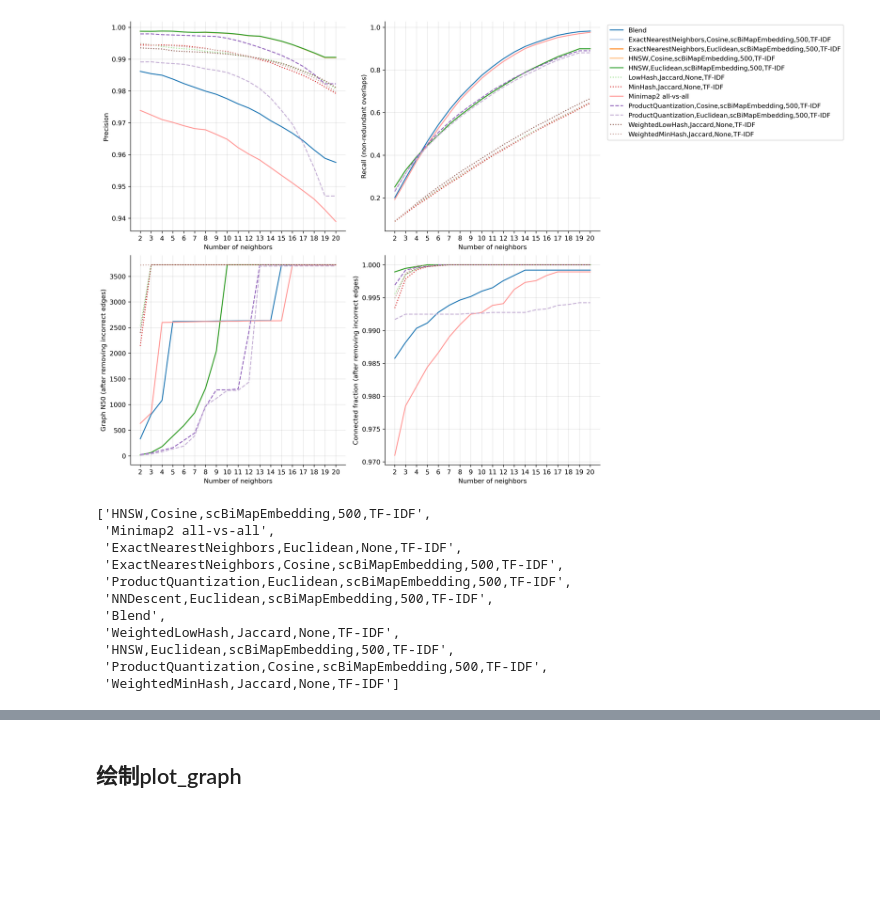
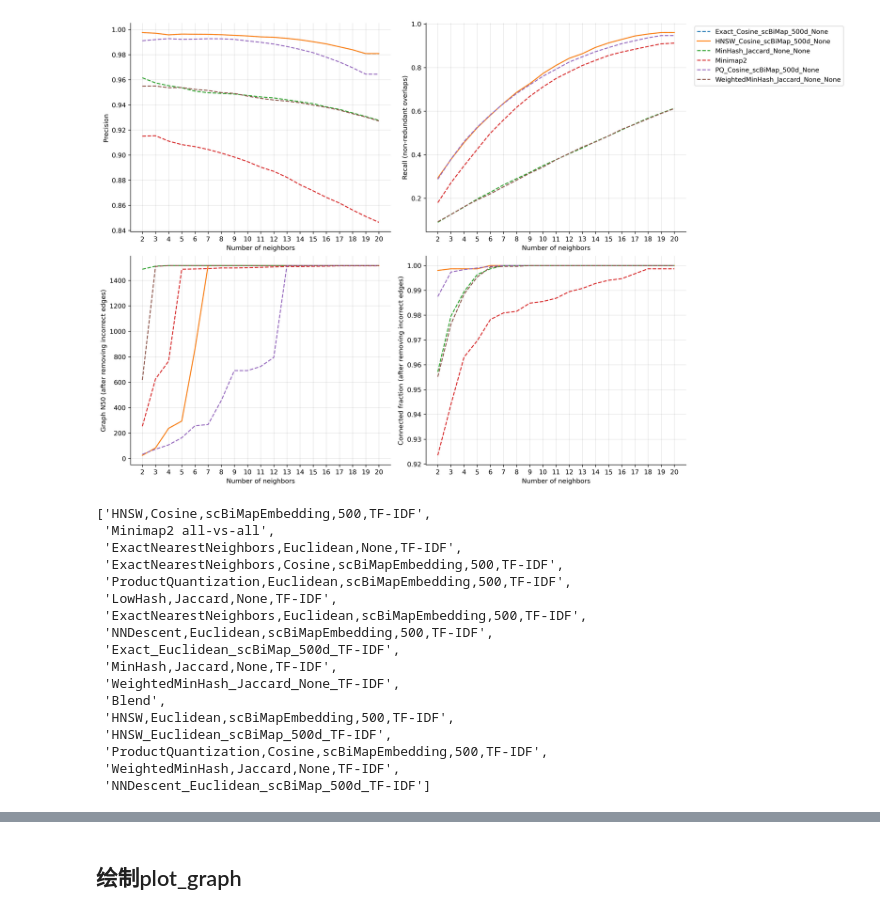
Before and after one commit to jzhang-dev/kNN-overlap-finder, a Jupyter notebook: workflow/notebooks/visulization.ipynb, the cells around one changed output, grey strips where cells are left out. Saved outputs shown, nothing was run; the diff lists cells and outputs as text; code cells hidden in the pictures; blank space fills up the shorter version.

```diff
--- a/workflow/notebooks/visulization.ipynb
+++ b/workflow/notebooks/visulization.ipynb
@@ -53,6 +51,6 @@ from plots import plot_read_graph, mp_plot_read_graphs, get_graphviz_layout, get
 # %%
 import glob
-evaluate_dir = '/home/miaocj/docker_dir/kNN-overlap-finder/data/evaluation/CHM13/HLA/pbsim_ONT_93_30k/kmer_k16/'
+evaluate_dir = '/home/miaocj/docker_dir/kNN-overlap-finder/data/evaluation/Ecoli/all/ONT/kmer_k16/'
 file_list = glob.glob(evaluate_dir + '*_overlap_stat.tsv')
 
 # 循环打开文件
@@ -62,13 +60,12 @@ for file in file_list:
     statistic_dfs.append(df)
 
 all_stat_df = pd.concat(statistic_dfs,ignore_index = True)
-all_stat_df = all_stat_df.iloc[:,2:]
 all_stat_df['connected_fraction'] = 1 - all_stat_df['singleton_fraction']
 ##筛选用于绘图的method
 methods = all_stat_df['description'].unique()
 visul_method = []
 for method in methods:
-    if ('TF-IDF' in method or 'Minimap' in method or 'Blend' in method) and "Spec" not in method:
+    if 'Exact' in method:
         visul_method.append(method)
 
 method_compare = all_stat_df[all_stat_df['description'].isin(visul_method)]
@@ -126,0 +80,7 @@ df[df['n_neighbors']==20]
+# %%
+methods
+visul_method = ['Minimap2', 'WeightedMinHash_Jaccard_None_None',
+       'HNSW,Cosine,scBiMapEmbedding,500,None','Exact_Cosine_scBiMap_500d_None', 'MinHash_Jaccard_None_None',
+       'PQ_Cosine_scBiMap_500d_None']
+method_compare = all_stat_df[all_stat_df['description'].isin(visul_method)]
+df = method_compare
@@ -132,38 +132,38 @@ y_labels = dict(
     N50="Graph N50 (after removing incorrect edges)",
     connected_fraction="Connected fraction (after removing incorrect edges)"
 )
 
 if len(visul_method) <= 10:
     color_list = seaborn.color_palette("tab10")
 elif len(visul_method) <= 20:
     color_list = seaborn.color_palette("tab20")
 else:
     color_list = seaborn.color_palette("rainbow")
 
 fig, axes = plt.subplots(2, 2, figsize=(16, 10), constrained_layout=True)
 for i, ax in enumerate( itertools.chain(*axes) ):
     y = list(y_labels)[i]
     x = 'n_neighbors'
     hue = 'description'
     for j,(desc, group) in enumerate(df.groupby(hue)):
-        if 'Pro' in desc:
-            linestyle = 'dashed'
-        elif 'Jaccard' in desc:
+        if 'HNSW' in desc:
+            linestyle = 'solid'
+        elif '--' in desc:
             linestyle = 'dotted'
         else:
-            linestyle = 'solid'
+            linestyle = 'dashed'
         ax.plot(group[x], group[y], label=desc, color = color_list[j],linestyle = linestyle)
     ax.set_xticks(k_values)
     ax.set_xlabel("Number of neighbors")
     ax.set_ylabel(y_labels[y])
     ax.grid(axis='both', color='k', alpha=0.1)
 
     if i == 1:
         ax.legend(loc="upper left", bbox_to_anchor=(1.02, 1))
 
     ax.spines[['top', 'right']].set_visible(False)
 # %% [output]
-[figure, old version]
+[figure, new version]
 # %%
 import glob
 evaluate_dir = '/home/miaocj/docker_dir/kNN-overlap-finder/data/evaluation/Ecoli/all/ONT/kmer_k16/'
@@ -195,12 +195,18 @@ visul_method
  'ExactNearestNeighbors,Euclidean,None,TF-IDF',
  'ExactNearestNeighbors,Cosine,scBiMapEmbedding,500,TF-IDF',
  'ProductQuantization,Euclidean,scBiMapEmbedding,500,TF-IDF',
+ 'LowHash,Jaccard,None,TF-IDF',
+ 'ExactNearestNeighbors,Euclidean,scBiMapEmbedding,500,TF-IDF',
  'NNDescent,Euclidean,scBiMapEmbedding,500,TF-IDF',
+ 'Exact_Euclidean_scBiMap_500d_TF-IDF',
+ 'MinHash,Jaccard,None,TF-IDF',
+ 'WeightedMinHash_Jaccard_None_TF-IDF',
  'Blend',
- 'WeightedLowHash,Jaccard,None,TF-IDF',
  'HNSW,Euclidean,scBiMapEmbedding,500,TF-IDF',
+ 'HNSW_Euclidean_scBiMap_500d_TF-IDF',
  'ProductQuantization,Cosine,scBiMapEmbedding,500,TF-IDF',
- 'WeightedMinHash,Jaccard,None,TF-IDF']
+ 'WeightedMinHash,Jaccard,None,TF-IDF',
+ 'NNDescent_Euclidean_scBiMap_500d_TF-IDF']
 # %%
 time_df = df2[df2['n_neighbors']==20]
 time_df.to_csv('/home/miaocj/docker_dir/kNN-overlap-finder/time_df.csv',sep='\t')
```
Also changed, not shown: parts of 8 cells of this notebook, 8 other files.
